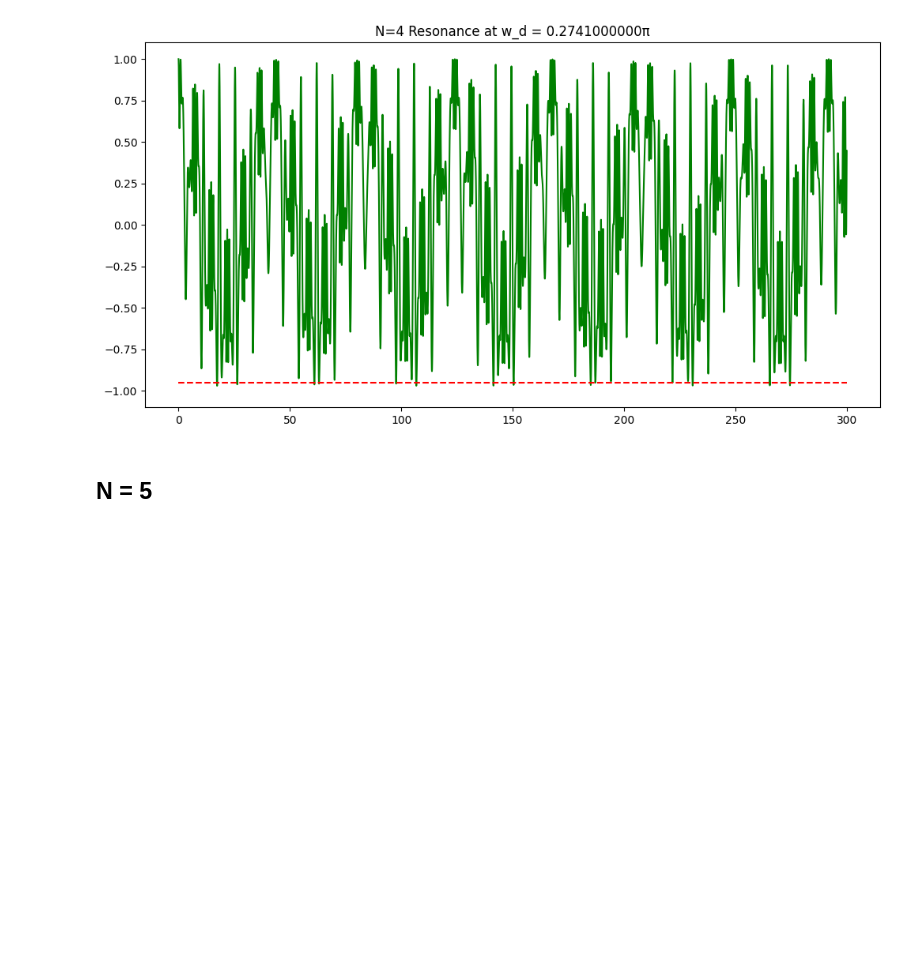
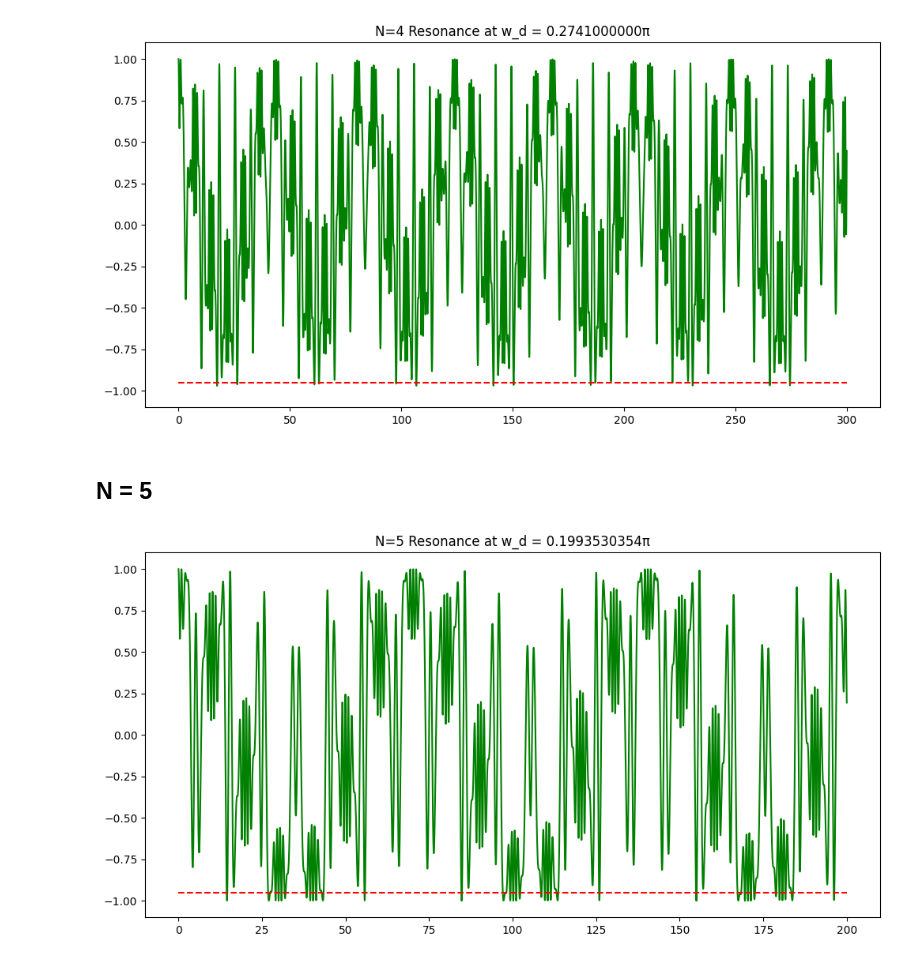
Before and after one commit to lchladek/subharmonic-resonances, a Jupyter notebook: different-n-experiments/different-n.ipynb, the cells around one changed output. Drawn from its saved outputs; the diff is of its cells as text; code cells hidden in the pictures; blank space fills up the shorter version.

```diff
--- a/different-n-experiments/different-n.ipynb
+++ b/different-n-experiments/different-n.ipynb
@@ -73,3 +113,7 @@ find_and_plot_subharmonic(4, 0.27 * np.pi / np.sin(0.25 * np.pi), 0.25 * np.pi,
 [figure]
 # %% [markdown]
 ## N = 5
+# %%
+find_and_plot_subharmonic(5, 0.27 * np.pi / np.sin(0.25 * np.pi), 0.25 * np.pi, 0.199353035400046230130044477846240624785423278808593750 * np.pi, t_max=200)
+# %% [output]
+[figure, added]
```
Also changed, not shown: parts of 11 cells of this notebook, 1 other file.
